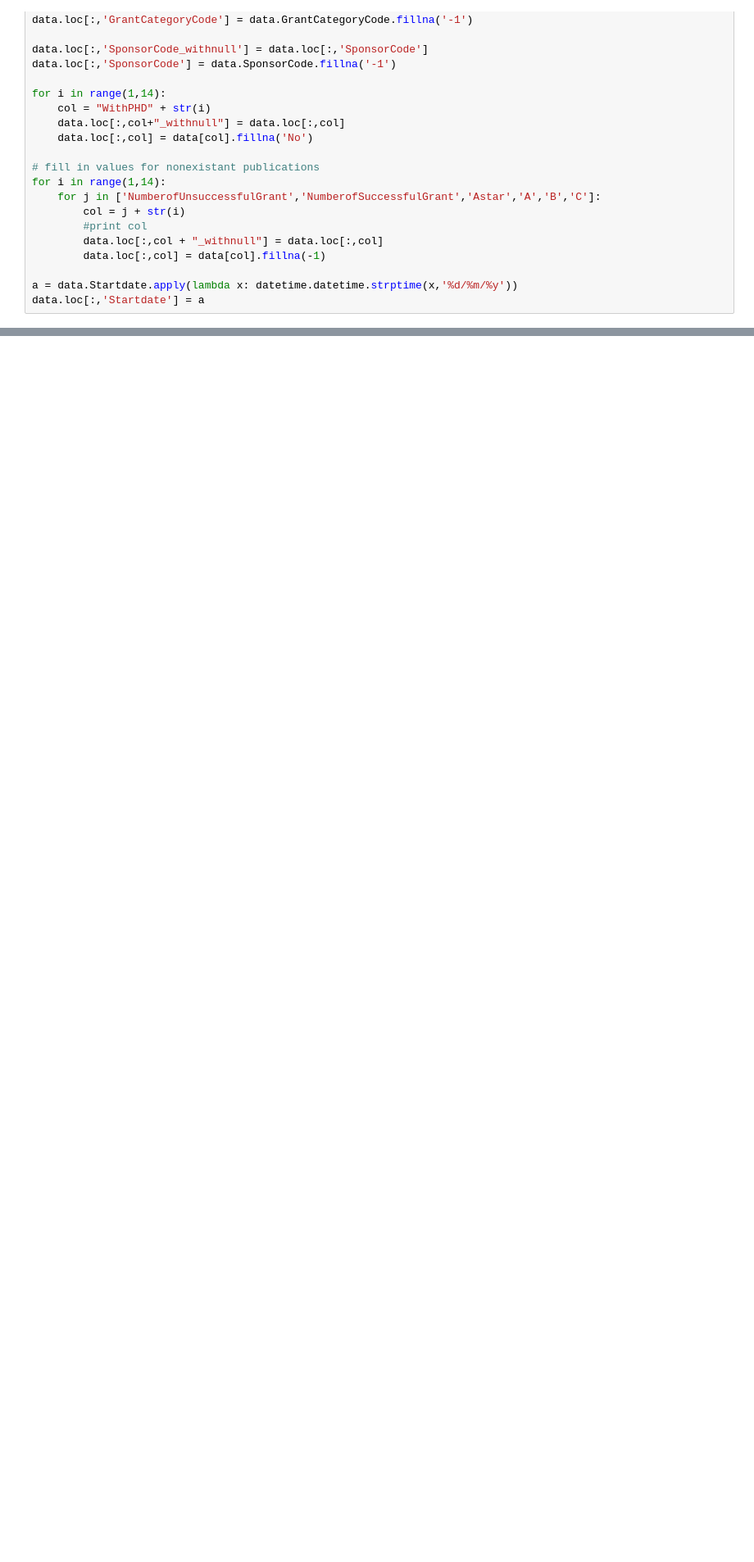
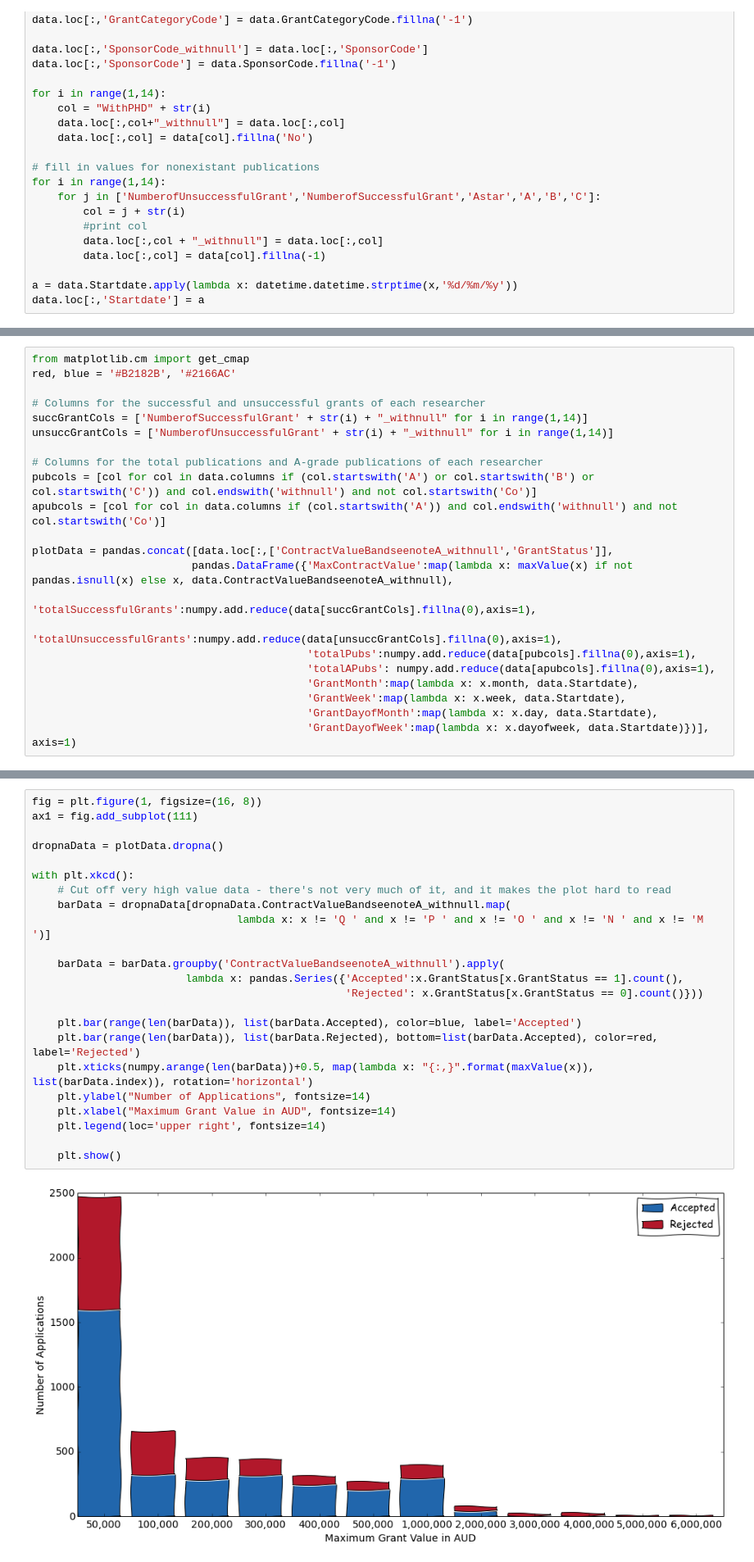
Before and after one commit to realmichaelzyy/cs249project, a Jupyter notebook: kaggle/workspace/classifier/KaggleExploration.ipynb, the cells around one changed output, grey strips where cells are left out. Shown at 82% size. Cells and saved outputs as stored; diff of their text form; blank space fills up the shorter version.

```diff
--- a/kaggle/workspace/classifier/KaggleExploration.ipynb
+++ b/kaggle/workspace/classifier/KaggleExploration.ipynb
@@ -92,0 +116,22 @@ data.loc[:,'Startdate'] = a
+# %%
+from matplotlib.cm import get_cmap
+red, blue = '#B2182B', '#2166AC'
+
+# Columns for the successful and unsuccessful grants of each researcher
+succGrantCols = ['NumberofSuccessfulGrant' + str(i) + "_withnull" for i in range(1,14)]
+unsuccGrantCols = ['NumberofUnsuccessfulGrant' + str(i) + "_withnull" for i in range(1,14)]
+
+# Columns for the total publications and A-grade publications of each researcher
+pubcols = [col for col in data.columns if (col.startswith('A') or col.startswith('B') or col.startswith('C')) and col.endswith('withnull') and not col.startswith('Co')]
+apubcols = [col for col in data.columns if (col.startswith('A')) and col.endswith('withnull') and not col.startswith('Co')]
+
+plotData = pandas.concat([data.loc[:,['ContractValueBandseenoteA_withnull','GrantStatus']],
+                         pandas.DataFrame({'MaxContractValue':map(lambda x: maxValue(x) if not pandas.isnull(x) else x, data.ContractValueBandseenoteA_withnull),
+                                           'totalSuccessfulGrants':numpy.add.reduce(data[succGrantCols].fillna(0),axis=1),
+                                           'totalUnsuccessfulGrants':numpy.add.reduce(data[unsuccGrantCols].fillna(0),axis=1),
+                                           'totalPubs':numpy.add.reduce(data[pubcols].fillna(0),axis=1),
+                                           'totalAPubs': numpy.add.reduce(data[apubcols].fillna(0),axis=1),
+                                           'GrantMonth':map(lambda x: x.month, data.Startdate),
+                                           'GrantWeek':map(lambda x: x.week, data.Startdate),
+                                           'GrantDayofMonth':map(lambda x: x.day, data.Startdate),
+                                           'GrantDayofWeek':map(lambda x: x.dayofweek, data.Startdate)})], axis=1)
@@ -92,0 +140,25 @@ data.loc[:,'Startdate'] = a
+# %%
+fig = plt.figure(1, figsize=(16, 8))
+ax1 = fig.add_subplot(111)
+
+dropnaData = plotData.dropna()
+
+with plt.xkcd():
+    # Cut off very high value data - there's not very much of it, and it makes the plot hard to read
+    barData = dropnaData[dropnaData.ContractValueBandseenoteA_withnull.map(
+                                lambda x: x != 'Q ' and x != 'P ' and x != 'O ' and x != 'N ' and x != 'M ')]
+
+    barData = barData.groupby('ContractValueBandseenoteA_withnull').apply(
+                        lambda x: pandas.Series({'Accepted':x.GrantStatus[x.GrantStatus == 1].count(),
+                                                 'Rejected': x.GrantStatus[x.GrantStatus == 0].count()}))
+
+    plt.bar(range(len(barData)), list(barData.Accepted), color=blue, label='Accepted')
+    plt.bar(range(len(barData)), list(barData.Rejected), bottom=list(barData.Accepted), color=red, label='Rejected')
+    plt.xticks(numpy.arange(len(barData))+0.5, map(lambda x: "{:,}".format(maxValue(x)), list(barData.index)), rotation='horizontal')
+    plt.ylabel("Number of Applications", fontsize=14)
+    plt.xlabel("Maximum Grant Value in AUD", fontsize=14)
+    plt.legend(loc='upper right', fontsize=14)
+
+    plt.show()
+# %% [output]
+[figure, added]
```
Also changed, not shown: parts of 15 cells of this notebook, 1 other file.
